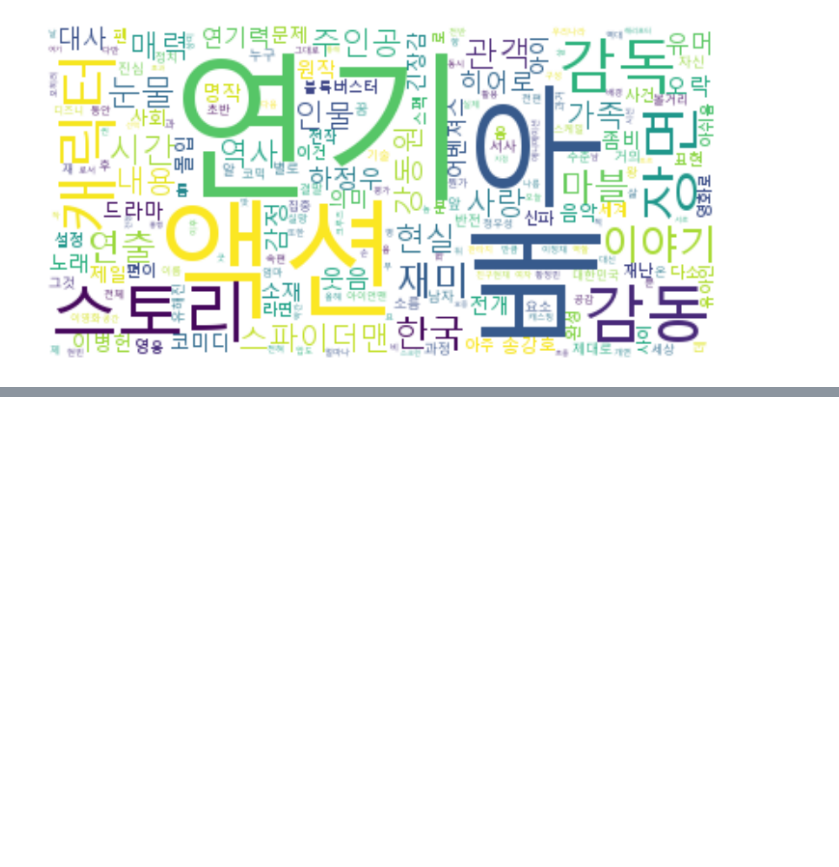
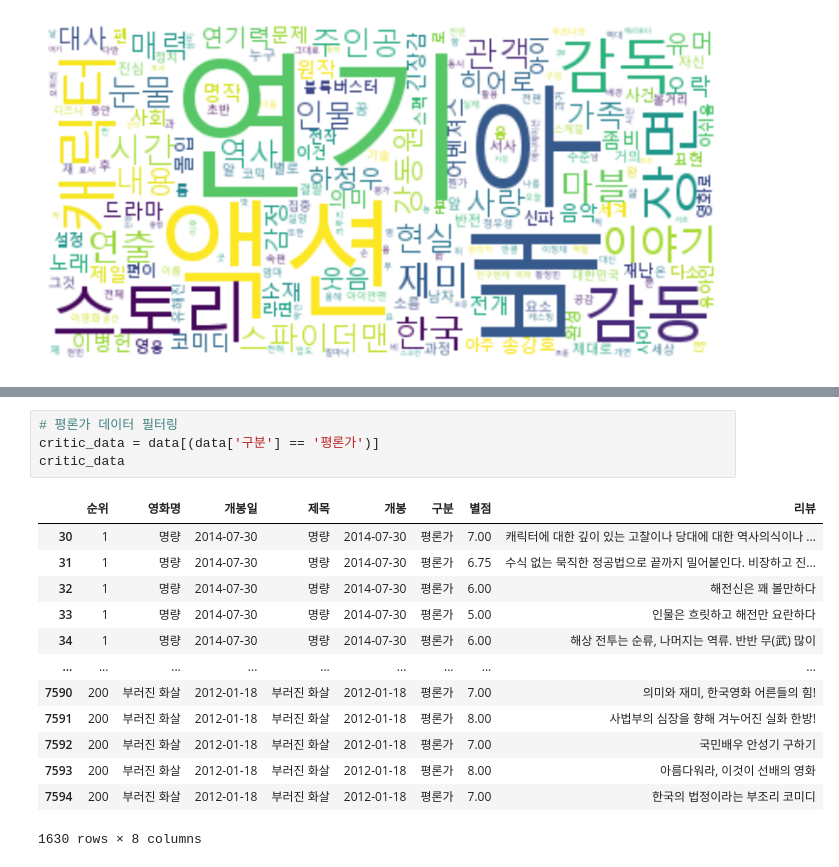
Before and after one commit to wonyounging/1_Project, a Jupyter notebook: 분석_역대 영화 리뷰 워드 클라우드.ipynb, the cells around one changed output, grey strips where cells are left out. Saved outputs shown, nothing was run; the diff lists cells and outputs as text; blank space fills up the shorter version.

```diff
--- a/분석_역대 영화 리뷰 워드 클라우드.ipynb
+++ b/분석_역대 영화 리뷰 워드 클라우드.ipynb
@@ -251,0 +270,18 @@ plt.show()
+# %%
+# 평론가 데이터 필터링
+critic_data = data[(data['구분'] == '평론가')]
+critic_data
+# %% [output]
+|  | 순위 | 영화명 | 개봉일 | 제목 | 개봉 | 구분 | 별점 | 리뷰 |
+| 30 | 1 | 명량 | 2014-07-30 | 명량 | 2014-07-30 | 평론가 | 7.00 | 캐릭터에 대한 깊이 있는 고찰이나 당대에 대한 역사의식이나 ... |
+| 31 | 1 | 명량 | 2014-07-30 | 명량 | 2014-07-30 | 평론가 | 6.75 | 수식 없는 묵직한 정공법으로 끝까지 밀어붙인다. 비장하고 진... |
+| 32 | 1 | 명량 | 2014-07-30 | 명량 | 2014-07-30 | 평론가 | 6.00 | 해전신은 꽤 볼만하다 |
+| 33 | 1 | 명량 | 2014-07-30 | 명량 | 2014-07-30 | 평론가 | 5.00 | 인물은 흐릿하고 해전만 요란하다 |
+| 34 | 1 | 명량 | 2014-07-30 | 명량 | 2014-07-30 | 평론가 | 6.00 | 해상 전투는 순류, 나머지는 역류. 반반 무(武) 많이 |
+| ... | ... | ... | ... | ... | ... | ... | ... | ... |
+| 7590 | 200 | 부러진 화살 | 2012-01-18 | 부러진 화살 | 2012-01-18 | 평론가 | 7.00 | 의미와 재미, 한국영화 어른들의 힘! |
+| 7591 | 200 | 부러진 화살 | 2012-01-18 | 부러진 화살 | 2012-01-18 | 평론가 | 8.00 | 사법부의 심장을 향해 겨누어진 실화 한방! |
+| 7592 | 200 | 부러진 화살 | 2012-01-18 | 부러진 화살 | 2012-01-18 | 평론가 | 7.00 | 국민배우 안성기 구하기 |
+| 7593 | 200 | 부러진 화살 | 2012-01-18 | 부러진 화살 | 2012-01-18 | 평론가 | 8.00 | 아름다워라, 이것이 선배의 영화 |
+| 7594 | 200 | 부러진 화살 | 2012-01-18 | 부러진 화살 | 2012-01-18 | 평론가 | 7.00 | 한국의 법정이라는 부조리 코미디 |
+1630 rows × 8 columns
```
Also changed, not shown: parts of 26 cells of this notebook.
